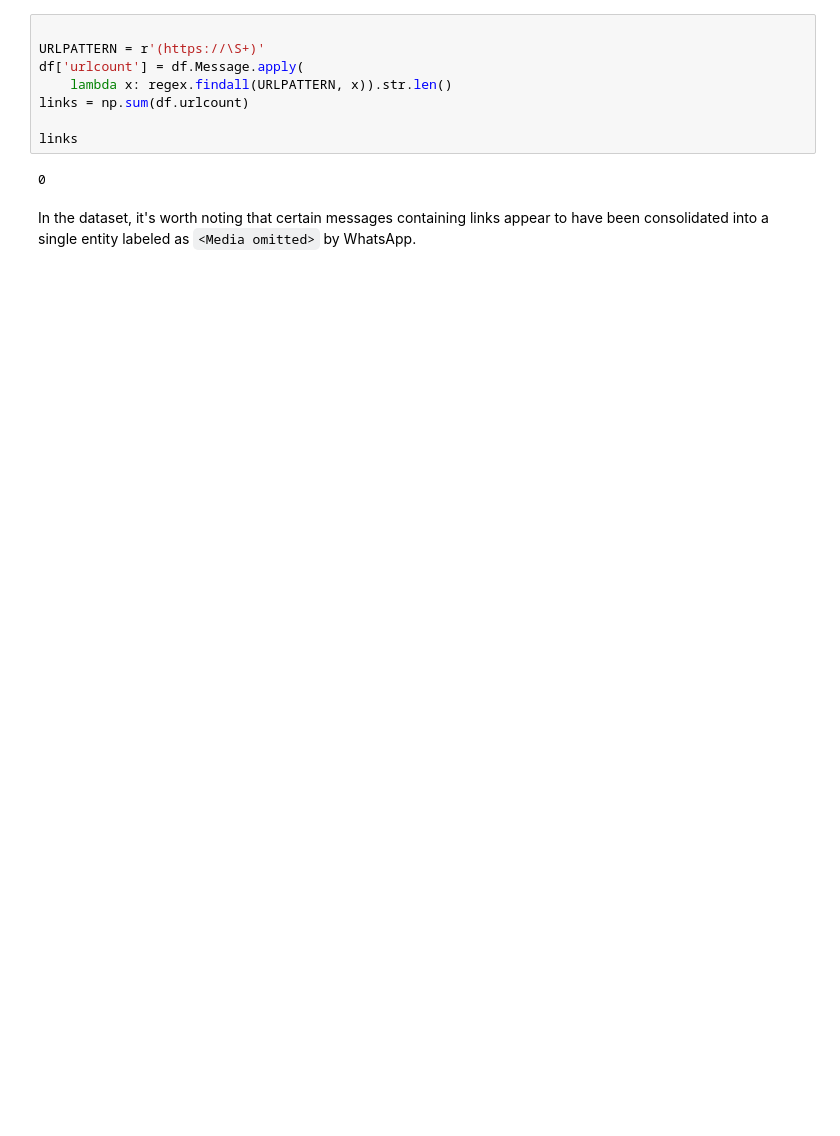
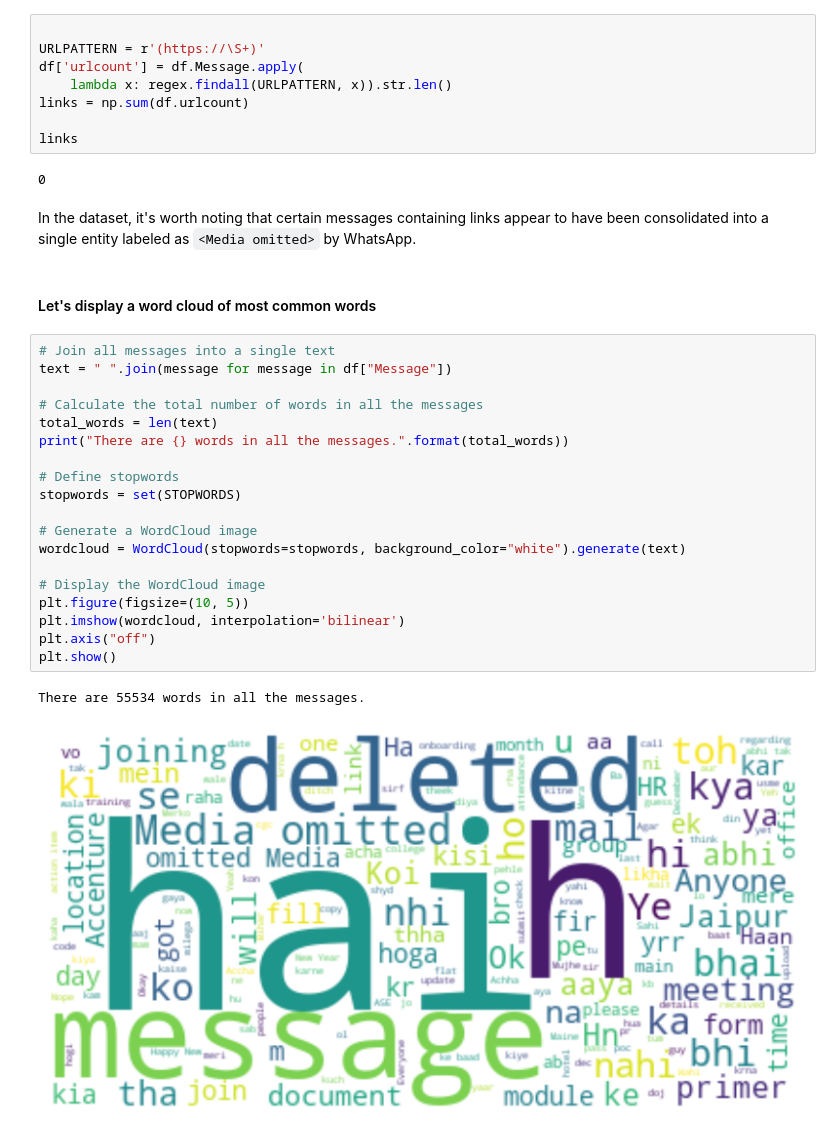
Before and after one commit to Chirag529/WhatsAppAnalysis, a Jupyter notebook: main.ipynb, the cells around one changed output. Saved outputs shown, nothing was run; the diff lists cells and outputs as text; blank space fills up the shorter version.

Commit message:
word cloud for most words added

```diff
--- a/main.ipynb
+++ b/main.ipynb
@@ -331,3 +305,27 @@ links
 0
 # %% [markdown]
 In the dataset, it's worth noting that certain messages containing links appear to have been consolidated into a single entity labeled as `<Media omitted>` by WhatsApp.
+# %% [markdown]
+#### Let's display a word cloud of most common words
+# %%
+# Join all messages into a single text
+text = " ".join(message for message in df["Message"])
+
+# Calculate the total number of words in all the messages
+total_words = len(text)
+print("There are {} words in all the messages.".format(total_words))
+
+# Define stopwords
+stopwords = set(STOPWORDS)
+
+# Generate a WordCloud image
+wordcloud = WordCloud(stopwords=stopwords, background_color="white").generate(text)
+
+# Display the WordCloud image
+plt.figure(figsize=(10, 5))
+plt.imshow(wordcloud, interpolation='bilinear')
+plt.axis("off")
+plt.show()
+# %% [output]
+There are 55534 words in all the messages.
+[figure, added]
```
Also changed, not shown: parts of 2 cells of this notebook.
